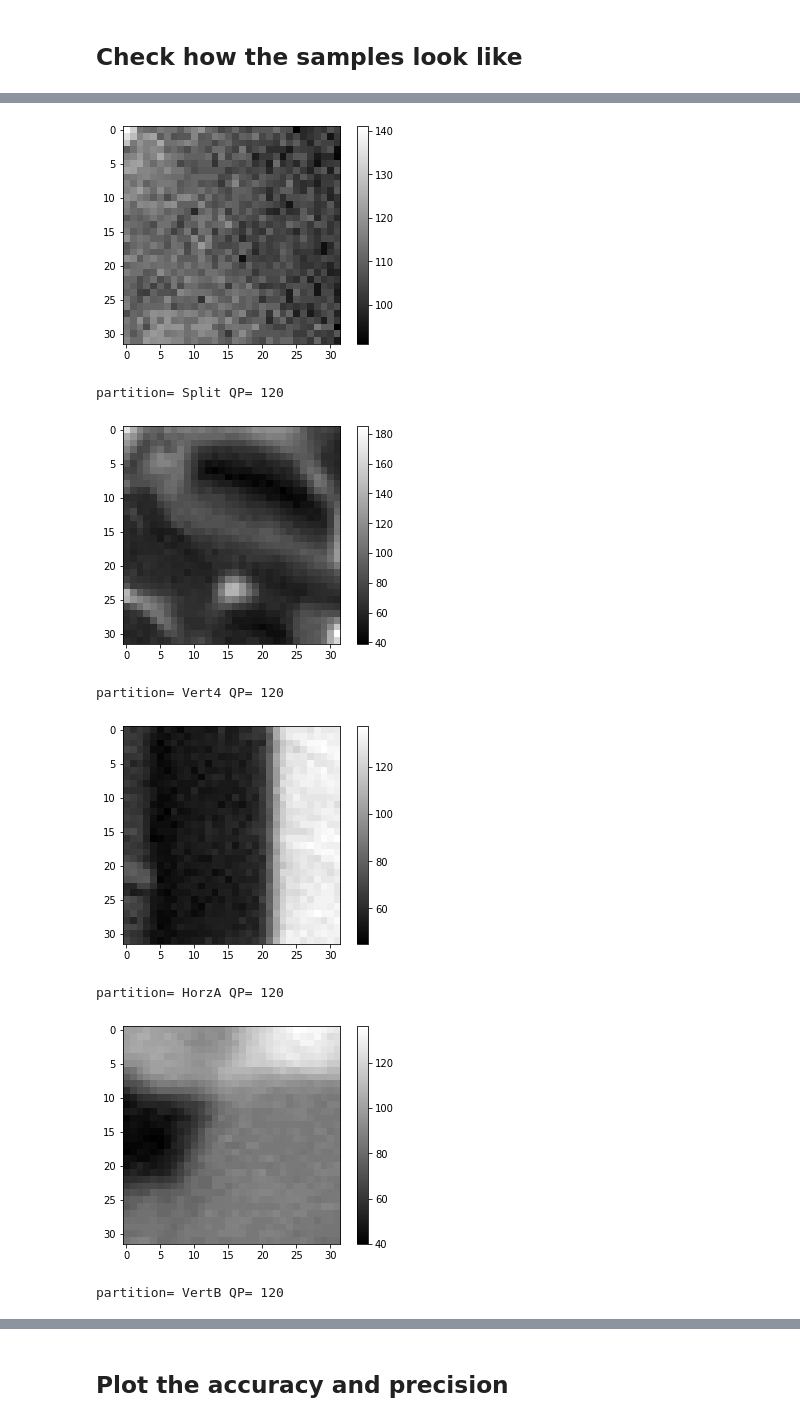
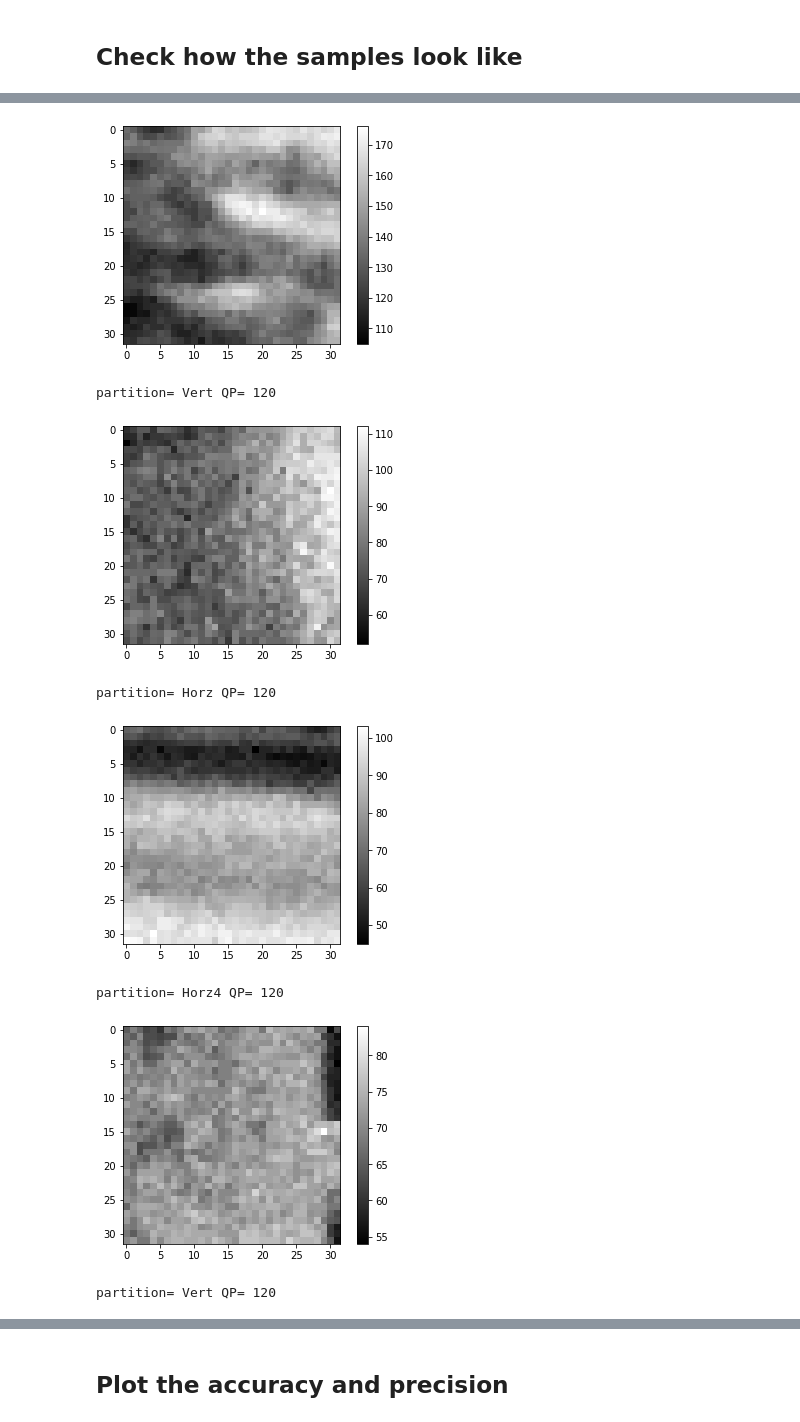
Before and after one commit to epadam/CNN_AV1, a Jupyter notebook: training/training.ipynb, the cells around one changed output, grey strips where cells are left out. Cells and saved outputs as stored; diff of their text form; code cells hidden in the pictures.

```diff
--- a/training/training.ipynb
+++ b/training/training.ipynb
@@ -42,16 +44,16 @@ epochs = 50
 # %%
-sample_file = 'undersampling_pixel_32.txt'
-label_file = 'undersampling_labels_32.txt'
-qp_file = 'undersampling_QPs_32.txt'
+sample_file = 'nine_pixel_32.txt'
+label_file = 'nine_labels_32.txt'
+qp_file = 'nine_QPs_32.txt'
 
 with open(sample_file, 'rb') as f:
     pixels = f.read()
     raw = np.frombuffer(pixels, dtype = np.uint8)
     raw = np.reshape(raw, [-1, block_size, block_size, NUM_CHANNELS])
     print(np.shape(raw))
-    raw_train = raw[:len(raw)//10*9]
+    raw_train = raw[:len(raw)//100*90:]
     print(np.shape(raw_train))
-    raw_test = raw[-len(raw)//10:]
+    raw_test = raw[-len(raw)//100*10:]
     print(np.shape(raw_test))
 
 
@@ -59,12 +61,12 @@ with open(label_file, 'r') as f_single_label:
     single_label = f_single_label.read()
     single_label =np.fromstring (single_label, dtype=np.uint8 ,sep=' ')
     single_label = np.reshape(single_label, [-1])
-    y_test = single_label[-len(raw)//10:]
+    y_test = single_label[-len(raw)//100*10:]
     labels=single_label
     single_label = keras.utils.to_categorical(single_label, num_classes)
     #print(np.shape(single_label))
-    label_train = single_label[:len(raw)//10*9]
-    label_test = single_label[-len(raw)//10:]
+    label_train = single_label[:len(raw)//100*90]
+    label_test = single_label[-len(raw)//100*10:]
     print(np.shape(label_train))
     print(np.shape(label_test))
 
@@ -74,8 +76,8 @@ with open(qp_file, 'r') as f_qp:
     qps =np.fromstring (qps, dtype=np.uint8, sep=' ')
     qps = np.reshape(qps, [-1,1])
     #print(np.shape(qps))
-    qp_train = qps[:len(raw)//10*9]
-    qp_test = qps[-len(raw)//10:]
+    qp_train = qps[:len(raw)//100*90]
+    qp_test = qps[-len(raw)//100*10:]
     print(np.shape(qp_train))
     print(np.shape(qp_test))
 # %% [output]
@@ -92,8 +94,8 @@ with open(qp_file, 'r') as f_qp:
 image = np.reshape(raw, [-1, block_size, block_size])
 for i in range(10):
 	mode=['None','Horz','Vert','Split','HorzA','HorzB','VertA','VertB','Horz4','Vert4']
-	print('partition=', mode[labels[i]], 'QP=',qps[i,0])
-	plt.imshow(image[i], cmap='gray')
+	print('partition=', mode[labels[i+10]], 'QP=',qps[i+10,0])
+	plt.imshow(image[i+10], cmap='gray')
 	plt.colorbar()
 	plt.show()
 # %% [output]
@@ -101,8 +103,8 @@ partition= VertA QP= 120
-[figure, old version]
+[figure, new version]
-partition= Split QP= 120
+partition= Vert QP= 120
-[figure, old version]
+[figure, new version]
-partition= Vert4 QP= 120
+partition= Horz QP= 120
-[figure, old version]
+[figure, new version]
-partition= HorzA QP= 120
+partition= Horz4 QP= 120
-[figure, old version]
+[figure, new version]
-partition= VertB QP= 120
+partition= Vert QP= 120
```
Also changed, not shown: parts of 10 cells of this notebook.
